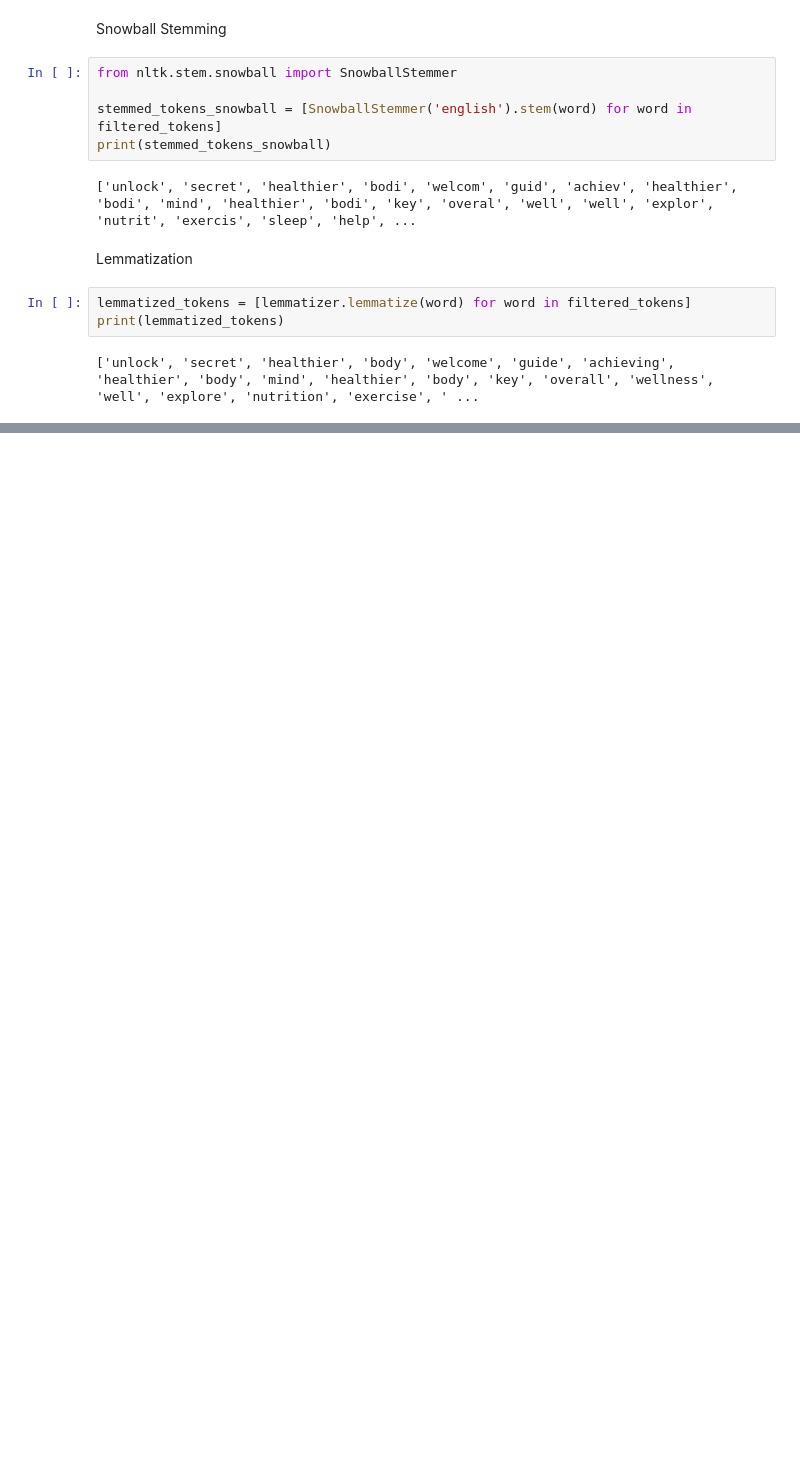
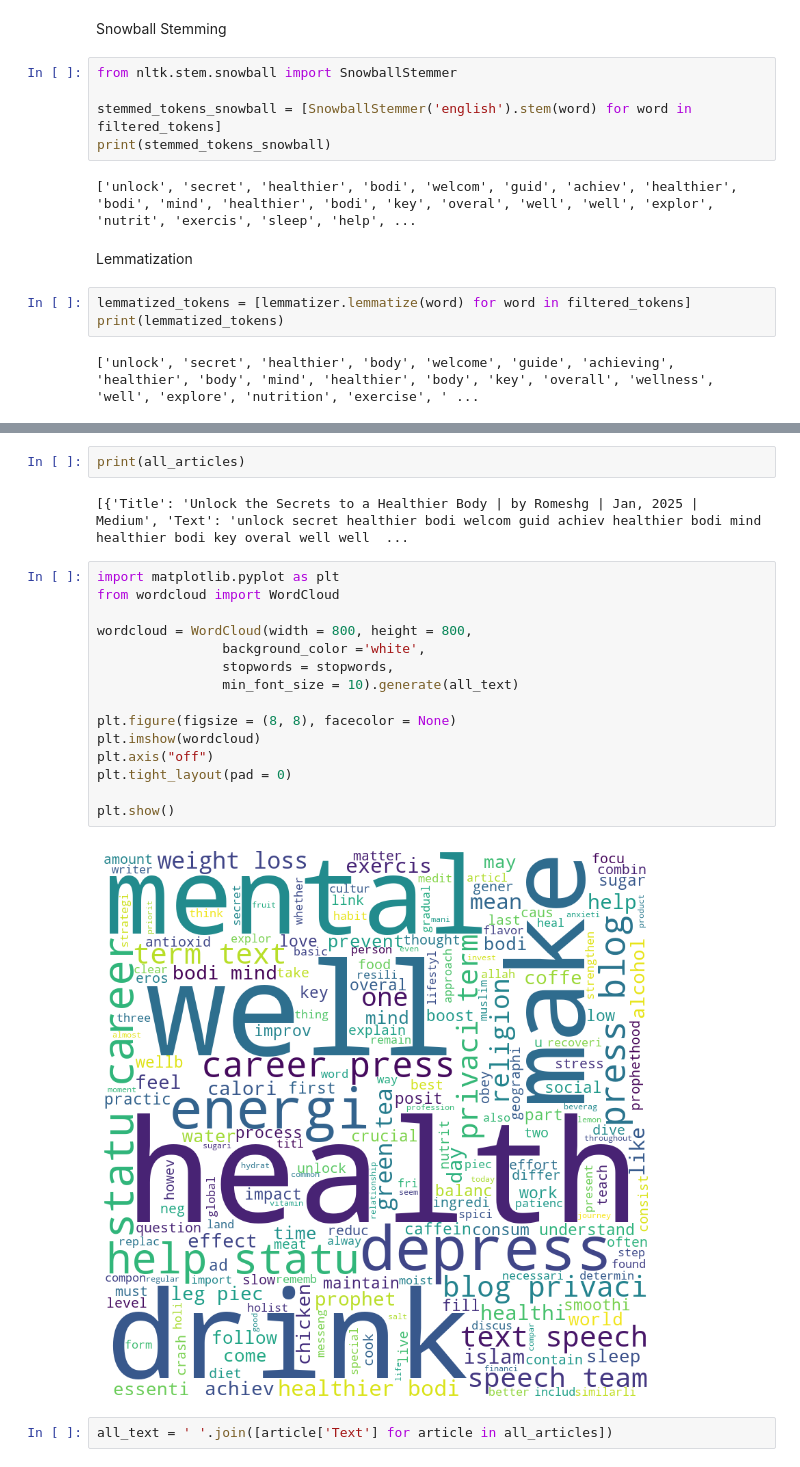
Before and after one commit to saksham-ai26/AI3703-NLP, a Jupyter notebook: Assignment1/extract.ipynb, the cells around one changed output, grey strips where cells are left out. Saved outputs shown, nothing was run; the diff lists cells and outputs as text; blank space fills up the shorter version.

```diff
--- a/Assignment1/extract.ipynb
+++ b/Assignment1/extract.ipynb
@@ -248,0 +271,23 @@ print(lemmatized_tokens)
+# %%
+print(all_articles)
+# %% [output]
+[{'Title': 'Unlock the Secrets to a Healthier Body | by Romeshg | Jan, 2025 | Medium', 'Text': 'unlock secret healthier bodi welcom guid achiev healthier bodi mind healthier bodi key overal well well  ...
+# %%
+import matplotlib.pyplot as plt
+from wordcloud import WordCloud
+
+wordcloud = WordCloud(width = 800, height = 800,
+                background_color ='white',
+                stopwords = stopwords,
+                min_font_size = 10).generate(all_text)
+
+plt.figure(figsize = (8, 8), facecolor = None)
+plt.imshow(wordcloud)
+plt.axis("off")
+plt.tight_layout(pad = 0)
+
+plt.show()
+# %% [output]
+[figure, added]
+# %%
+all_text = ' '.join([article['Text'] for article in all_articles])
```
Also changed, not shown: parts of 13 cells of this notebook.
